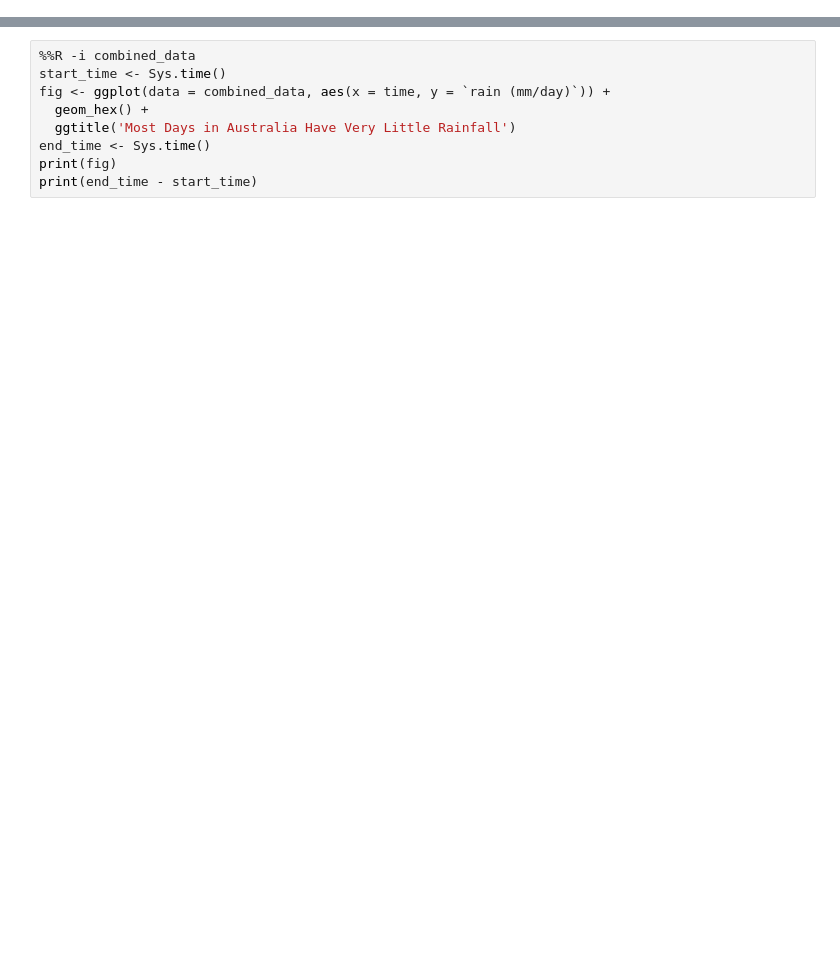
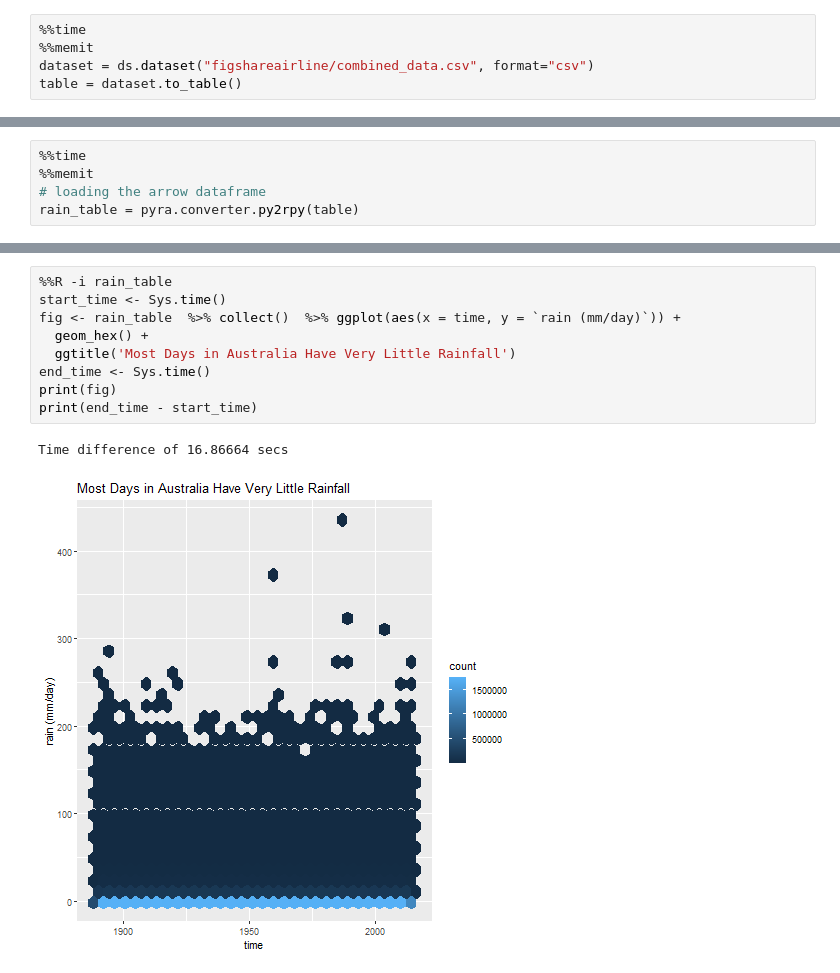
Before and after one commit to UBC-MDS/aus_rain_cloud, a Jupyter notebook: 525_eda.ipynb, the cells around one changed output, grey strips where cells are left out. Saved outputs shown, nothing was run; the diff lists cells and outputs as text; blank space fills up the shorter version.

```diff
--- a/525_eda.ipynb
+++ b/525_eda.ipynb
@@ -249,0 +246,5 @@ table = dataset.to_table()
+# %%
+%%time
+%%memit
+dataset = ds.dataset("figshareairline/combined_data.csv", format="csv")
+table = dataset.to_table()
@@ -259,0 +280,5 @@ du -sh figshareairline/rain.feather
+# %%
+%%time
+%%memit
+# loading the arrow dataframe
+rain_table = pyra.converter.py2rpy(table)
@@ -260,10 +361,13 @@ du -sh figshareairline/rain.feather
 # %%
-%%R -i combined_data
+%%R -i rain_table
 start_time <- Sys.time()
-fig <- ggplot(data = combined_data, aes(x = time, y = `rain (mm/day)`)) +
+fig <- rain_table  %>% collect()  %>% ggplot(aes(x = time, y = `rain (mm/day)`)) +
   geom_hex() +
   ggtitle('Most Days in Australia Have Very Little Rainfall')
 end_time <- Sys.time()
 print(fig)
 print(end_time - start_time)
+# %% [output]
+Time difference of 16.86664 secs
+[figure, added]
 # %%
```
Also changed, not shown: parts of 58 cells of this notebook.
